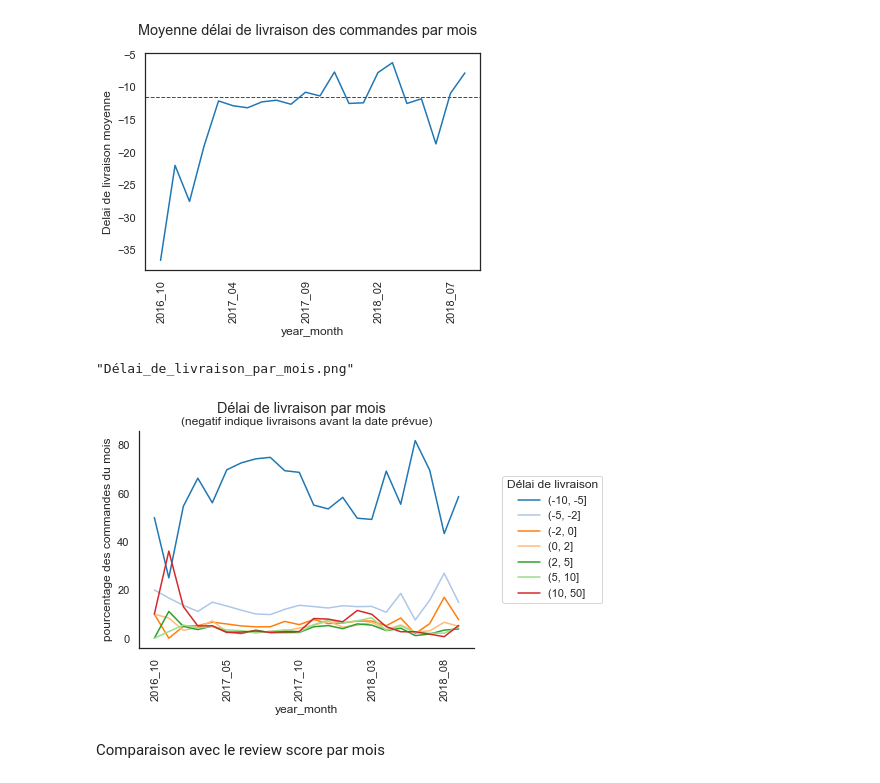
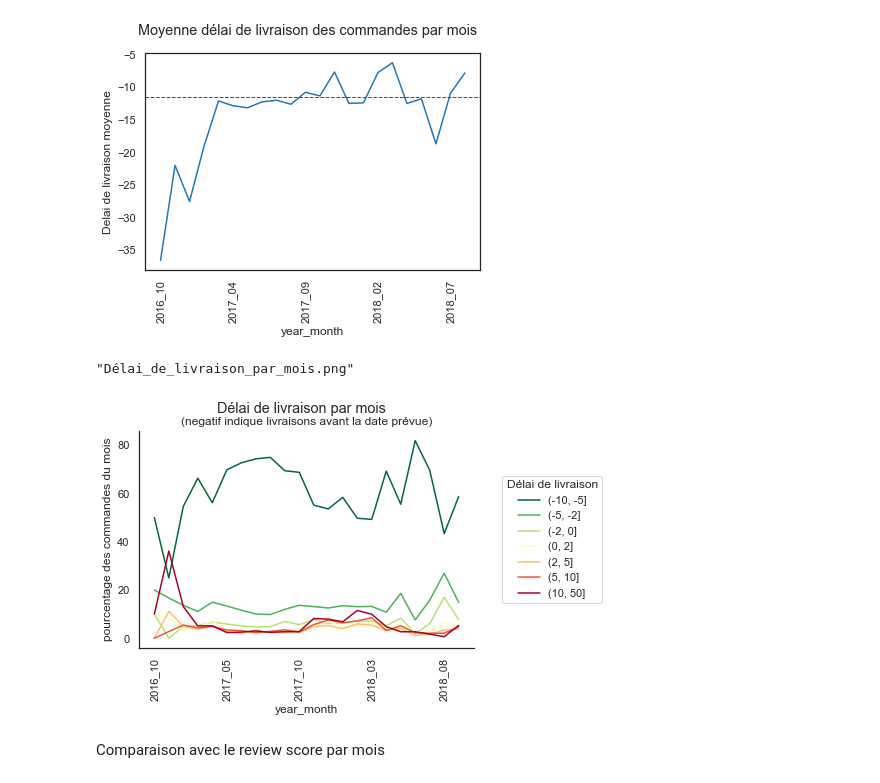
Before and after one commit to mrcreasey/oc-ds-p5-unsupervised-clustering, a Jupyter notebook: P5_01_analyse.ipynb, the cells around one changed output. Saved outputs shown, nothing was run; the diff lists cells and outputs as text; code cells hidden in the pictures.

```diff
--- a/P5_01_analyse.ipynb
+++ b/P5_01_analyse.ipynb
@@ -2355,20 +2363,20 @@ to_png()
 # %%
 (
     (pd.crosstab(index=commande_items['year_month'],
                  columns=commande_items['delivery_time_diff_bin'],
                  normalize='index', margins=True)*100)
-    .plot(kind='line')
+    .plot(kind='line', cmap='RdYlGn_r')
 )
 sns.despine()
 plt.legend(title='Délai de livraison', bbox_to_anchor=(1.4, 0.5), loc=5)
 plt.xticks(rotation=90)
 plt.ylabel('pourcentage des commandes du mois')
 plt.suptitle('Délai de livraison par mois')
 plt.title('(negatif indique livraisons avant la date prévue)')
 to_png()
 # %% [output]
 "Délai_de_livraison_par_mois.png"
-[figure, old version]
+[figure, new version]
 # %% [markdown]
 Comparaison avec le review score par mois
 # %%
```
Also changed, not shown: parts of 17 cells of this notebook, 2 other files.
